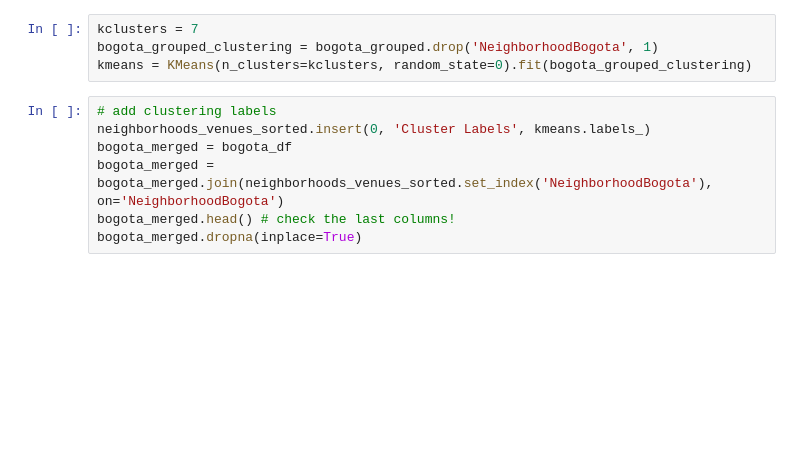
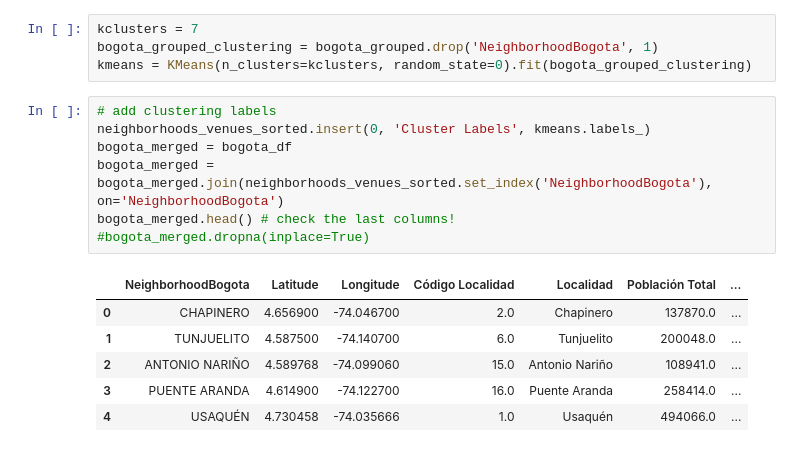
Before and after one commit to camilor2611/Coursera_Capstone, a Jupyter notebook: finalProject/final.ipynb, the cells around one changed output. Drawn from its saved outputs; the diff is of its cells as text; blank space fills up the shorter version.

```diff
--- a/finalProject/final.ipynb
+++ b/finalProject/final.ipynb
@@ -262,10 +262,17 @@ kmeans = KMeans(n_clusters=kclusters, random_state=0).fit(bogota_grouped_cluster
 # %%
 # add clustering labels
 neighborhoods_venues_sorted.insert(0, 'Cluster Labels', kmeans.labels_)
 bogota_merged = bogota_df
 bogota_merged = bogota_merged.join(neighborhoods_venues_sorted.set_index('NeighborhoodBogota'), on='NeighborhoodBogota')
 bogota_merged.head() # check the last columns!
-bogota_merged.dropna(inplace=True)
+#bogota_merged.dropna(inplace=True)
+# %% [output]
+|  | NeighborhoodBogota | Latitude | Longitude | Código Localidad | Localidad | Población Total | ... |
+| 0 | CHAPINERO | 4.656900 | -74.046700 | 2.0 | Chapinero | 137870.0 | ... |
+| 1 | TUNJUELITO | 4.587500 | -74.140700 | 6.0 | Tunjuelito | 200048.0 | ... |
+| 2 | ANTONIO NARIÑO | 4.589768 | -74.099060 | 15.0 | Antonio Nariño | 108941.0 | ... |
+| 3 | PUENTE ARANDA | 4.614900 | -74.122700 | 16.0 | Puente Aranda | 258414.0 | ... |
+| 4 | USAQUÉN | 4.730458 | -74.035666 | 1.0 | Usaquén | 494066.0 | ... |
 # %%
 map_clusters = folium.Map(location=[latitude_bogota, longitude_bogota], zoom_start=11)
 # set color scheme for the clusters
```
Also changed, not shown: parts of 6 cells of this notebook, 11 other files.
